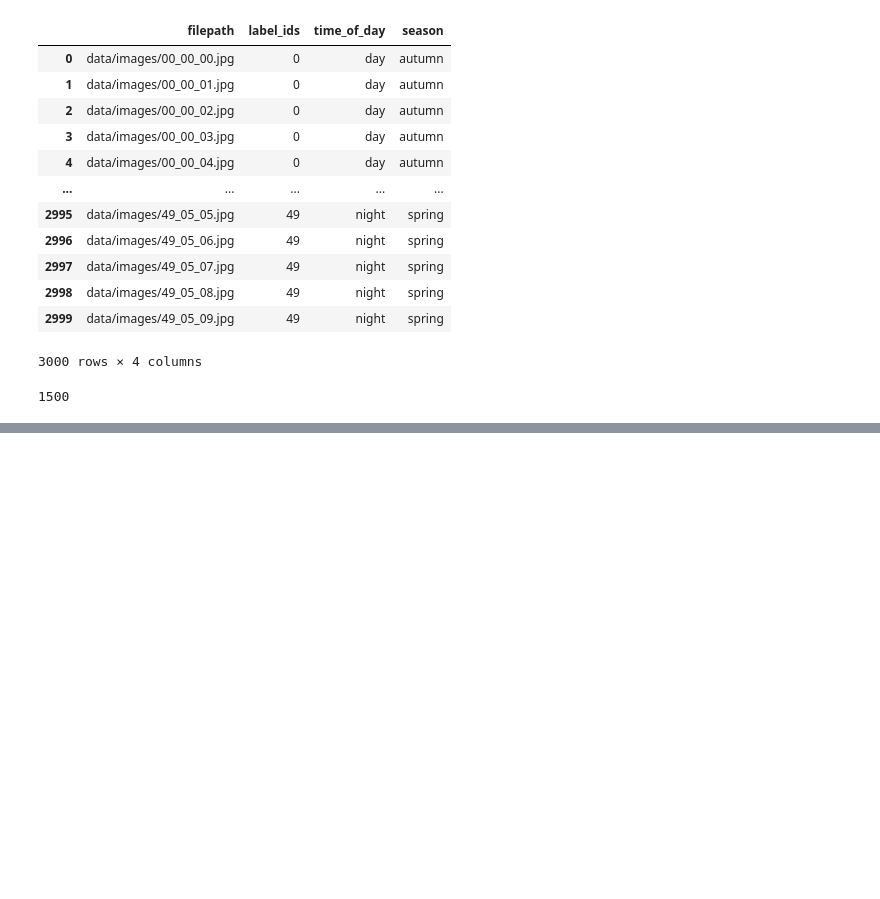
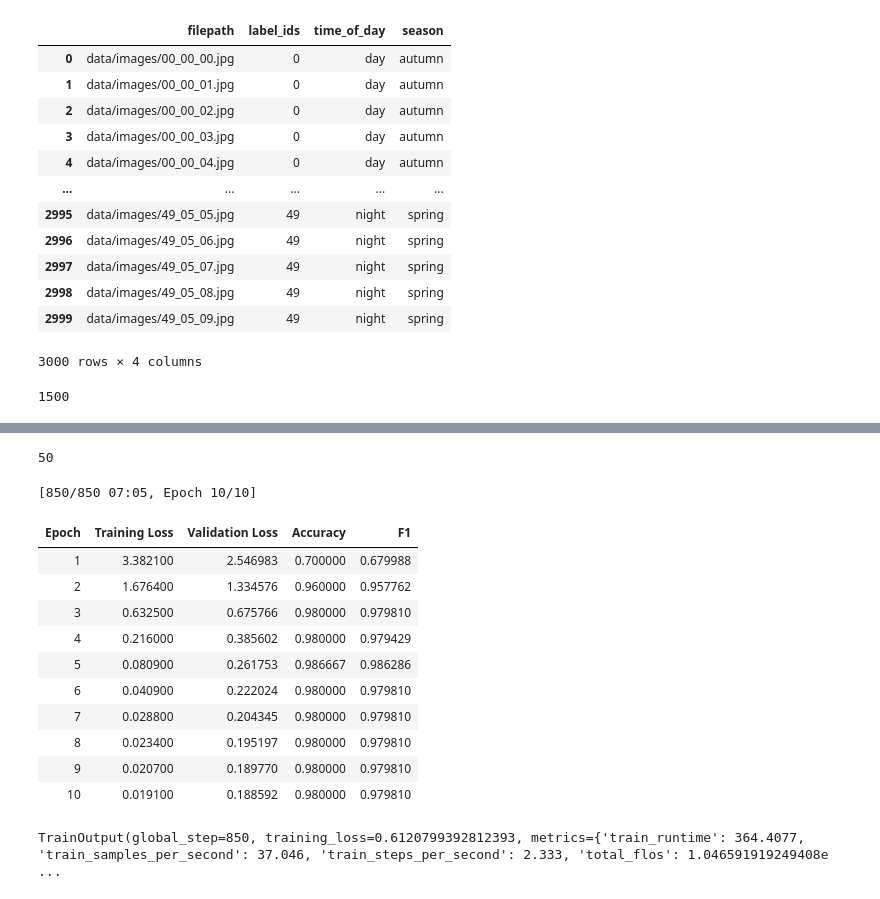
Before and after one commit to KacperUrban/Image_classification_VIT, a Jupyter notebook: main.ipynb, the cells around one changed output, grey strips where cells are left out. Cells and saved outputs as stored; diff of their text form; code cells hidden in the pictures; blank space fills up the shorter version.

```diff
--- a/main.ipynb
+++ b/main.ipynb
@@ -144,0 +206,5 @@ def create_dataset(ids: list[int], df: pd.DataFrame) -> tuple[Dataset, Dataset]:
+# %%
+train_dataset.set_transform(apply_transforms)
+val_dataset.set_transform(apply_transforms)
+test_dataset.set_transform(apply_transforms)
+train_dataloader = DataLoader(train_dataset, collate_fn=collate_fn, batch_size=8)
@@ -144,0 +224,20 @@ def create_dataset(ids: list[int], df: pd.DataFrame) -> tuple[Dataset, Dataset]:
+# %%
+model.num_labels
+# %% [output]
+50
+# %%
+train_args = TrainingArguments(
+    output_dir="models-info",
+    save_strategy="no",
+    report_to="wandb",
+    logging_strategy="epoch",
+    eval_strategy="epoch",
+    learning_rate=2e-5,
+    num_train_epochs=10,
+    run_name="google-model-first-try",
+    weight_decay=0.01,
+    logging_dir="logs",
+    remove_unused_columns=False,
+    per_device_train_batch_size=16,
+    per_device_eval_batch_size=32,
+)
@@ -144,0 +254,25 @@ def create_dataset(ids: list[int], df: pd.DataFrame) -> tuple[Dataset, Dataset]:
+# %%
+trainer = Trainer(
+    model,
+    train_args,
+    train_dataset=train_dataset,
+    eval_dataset=val_dataset,
+    data_collator=collate_fn,
+    tokenizer=processor,
+    compute_metrics=compute_metrics,
+)
+trainer.train()
+# %% [output]
+[850/850 07:05, Epoch 10/10]
+| Epoch | Training Loss | Validation Loss | Accuracy | F1 |
+| 1 | 3.382100 | 2.546983 | 0.700000 | 0.679988 |
+| 2 | 1.676400 | 1.334576 | 0.960000 | 0.957762 |
+| 3 | 0.632500 | 0.675766 | 0.980000 | 0.979810 |
+| 4 | 0.216000 | 0.385602 | 0.980000 | 0.979429 |
+| 5 | 0.080900 | 0.261753 | 0.986667 | 0.986286 |
+| 6 | 0.040900 | 0.222024 | 0.980000 | 0.979810 |
+| 7 | 0.028800 | 0.204345 | 0.980000 | 0.979810 |
+| 8 | 0.023400 | 0.195197 | 0.980000 | 0.979810 |
+| 9 | 0.020700 | 0.189770 | 0.980000 | 0.979810 |
+| 10 | 0.019100 | 0.188592 | 0.980000 | 0.979810 |
+TrainOutput(global_step=850, training_loss=0.6120799392812393, metrics={'train_runtime': 364.4077, 'train_samples_per_second': 37.046, 'train_steps_per_second': 2.333, 'total_flos': 1.046591919249408e ...
```
Also changed, not shown: parts of 15 cells of this notebook, 1 other file.
